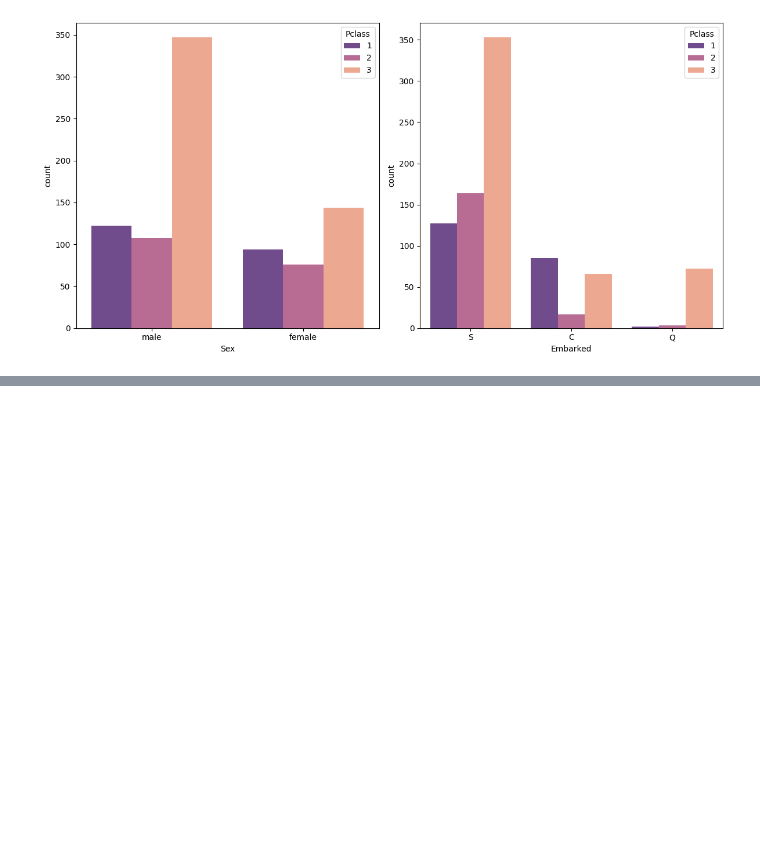
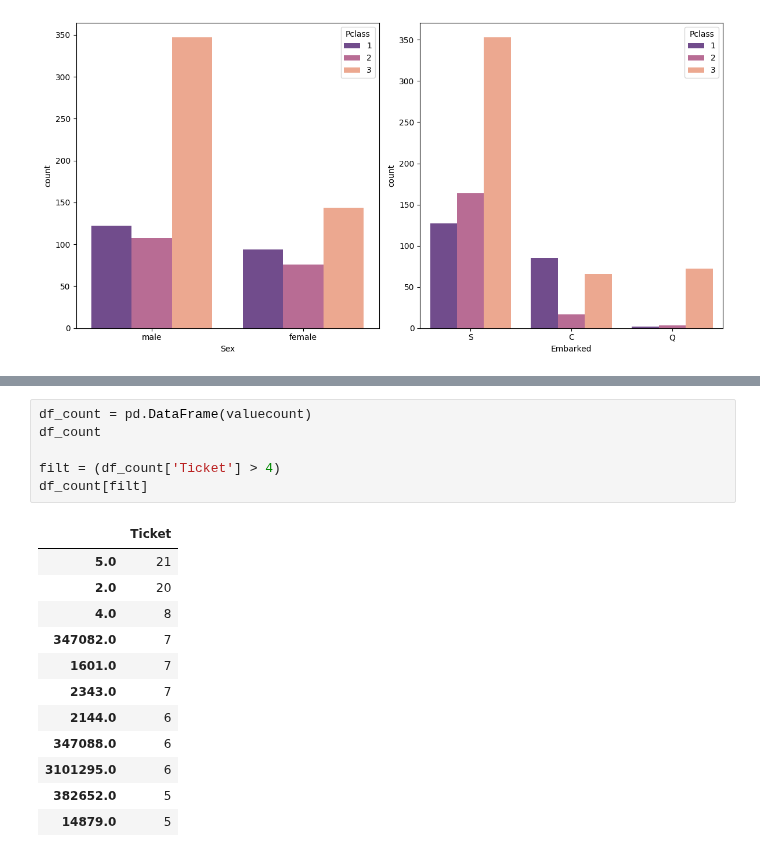
Before and after one commit to yunmokoo/Kaggle_Testing, a Jupyter notebook: Kaggle_Testing.ipynb, the cells around one changed output, grey strips where cells are left out. Drawn from its saved outputs; the diff is of its cells as text; blank space fills up the shorter version.

```diff
--- a/Kaggle_Testing.ipynb
+++ b/Kaggle_Testing.ipynb
@@ -46,0 +71,19 @@ df
+# %%
+df_count = pd.DataFrame(valuecount)
+df_count
+
+filt = (df_count['Ticket'] > 4)
+df_count[filt]
+# %% [output]
+|  | Ticket |
+| 5.0 | 21 |
+| 2.0 | 20 |
+| 4.0 | 8 |
+| 347082.0 | 7 |
+| 1601.0 | 7 |
+| 2343.0 | 7 |
+| 2144.0 | 6 |
+| 347088.0 | 6 |
+| 3101295.0 | 6 |
+| 382652.0 | 5 |
+| 14879.0 | 5 |
```
Also changed, not shown: parts of 6 cells of this notebook.
